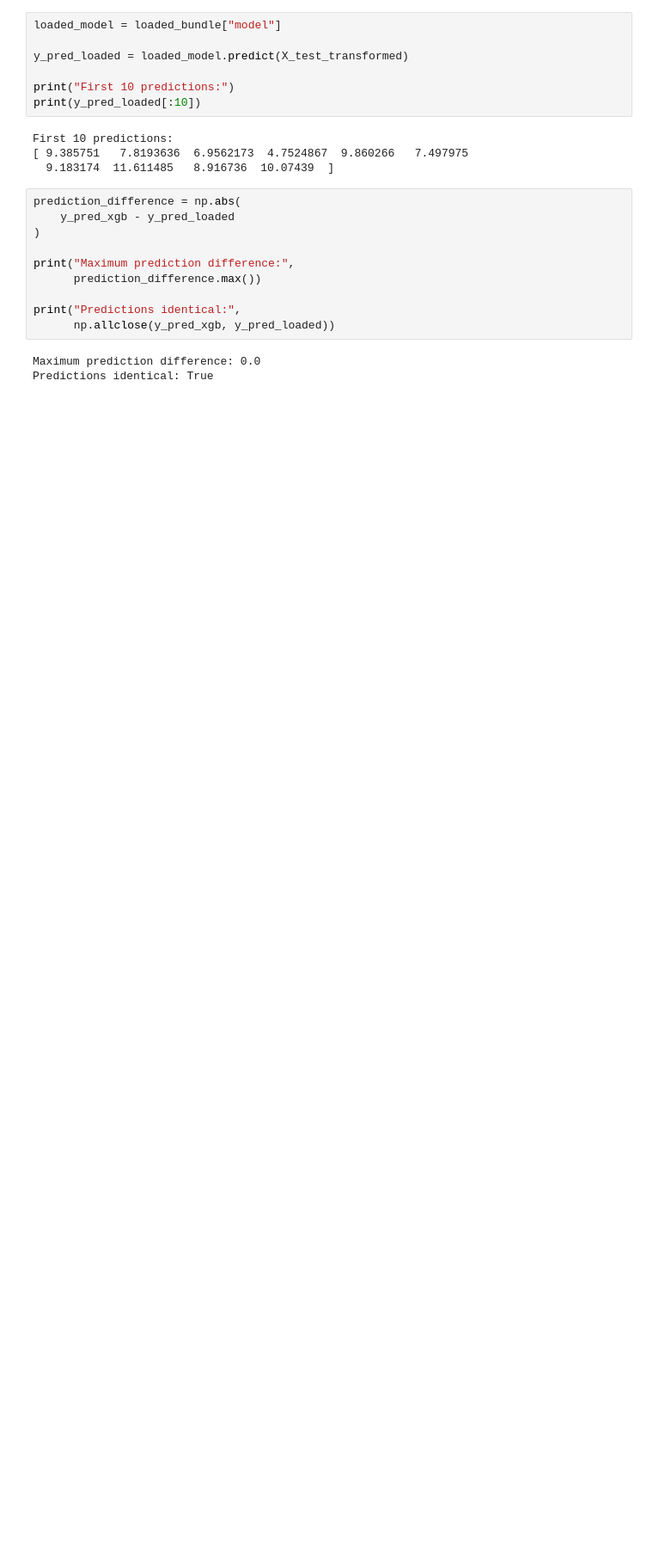
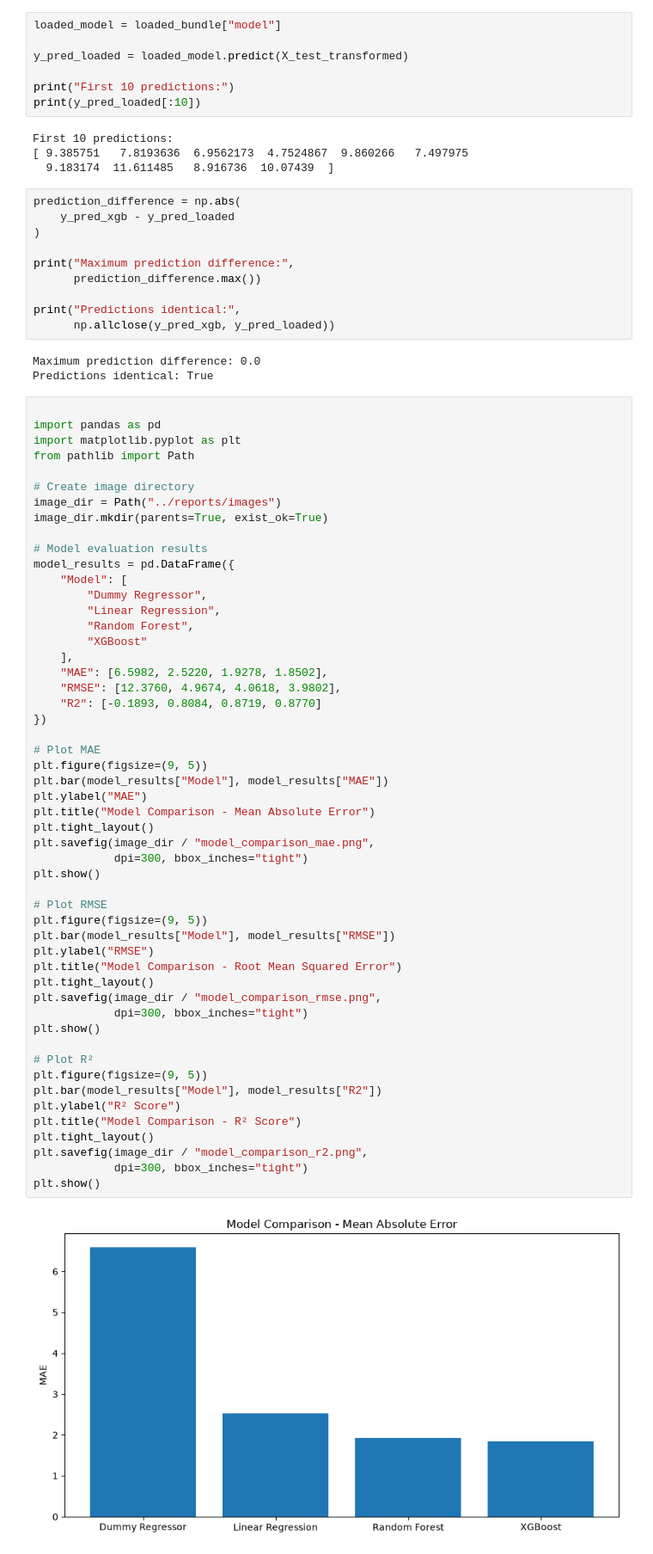
Before and after one commit to SahabajSahaji/nyc-taxi-road-distance-pipeline, a Jupyter notebook: notebooks/03_model_preparation.ipynb, the cells around one changed output. Shown at 86% size. Drawn from its saved outputs; the diff is of its cells as text; blank space fills up the shorter version.

```diff
--- a/notebooks/03_model_preparation.ipynb
+++ b/notebooks/03_model_preparation.ipynb
@@ -1453,3 +1543,57 @@ print("Predictions identical:",
 # %% [output]
 Maximum prediction difference: 0.0
 Predictions identical: True
+# %%
+
+import pandas as pd
+import matplotlib.pyplot as plt
+from pathlib import Path
+
+# Create image directory
+image_dir = Path("../reports/images")
+image_dir.mkdir(parents=True, exist_ok=True)
+
+# Model evaluation results
+model_results = pd.DataFrame({
+    "Model": [
+        "Dummy Regressor",
+        "Linear Regression",
+        "Random Forest",
+        "XGBoost"
+    ],
+    "MAE": [6.5982, 2.5220, 1.9278, 1.8502],
+    "RMSE": [12.3760, 4.9674, 4.0618, 3.9802],
+    "R2": [-0.1893, 0.8084, 0.8719, 0.8770]
+})
+
+# Plot MAE
+plt.figure(figsize=(9, 5))
+plt.bar(model_results["Model"], model_results["MAE"])
+plt.ylabel("MAE")
+plt.title("Model Comparison - Mean Absolute Error")
+plt.tight_layout()
+plt.savefig(image_dir / "model_comparison_mae.png",
+            dpi=300, bbox_inches="tight")
+plt.show()
+
+# Plot RMSE
+plt.figure(figsize=(9, 5))
+plt.bar(model_results["Model"], model_results["RMSE"])
+plt.ylabel("RMSE")
+plt.title("Model Comparison - Root Mean Squared Error")
+plt.tight_layout()
+plt.savefig(image_dir / "model_comparison_rmse.png",
+            dpi=300, bbox_inches="tight")
+plt.show()
+
+# Plot R²
+plt.figure(figsize=(9, 5))
+plt.bar(model_results["Model"], model_results["R2"])
+plt.ylabel("R² Score")
+plt.title("Model Comparison - R² Score")
+plt.tight_layout()
+plt.savefig(image_dir / "model_comparison_r2.png",
+            dpi=300, bbox_inches="tight")
+plt.show()
+# %% [output]
+[figure, added]
```
Also changed, not shown: parts of 7 cells of this notebook, 7 other files.
